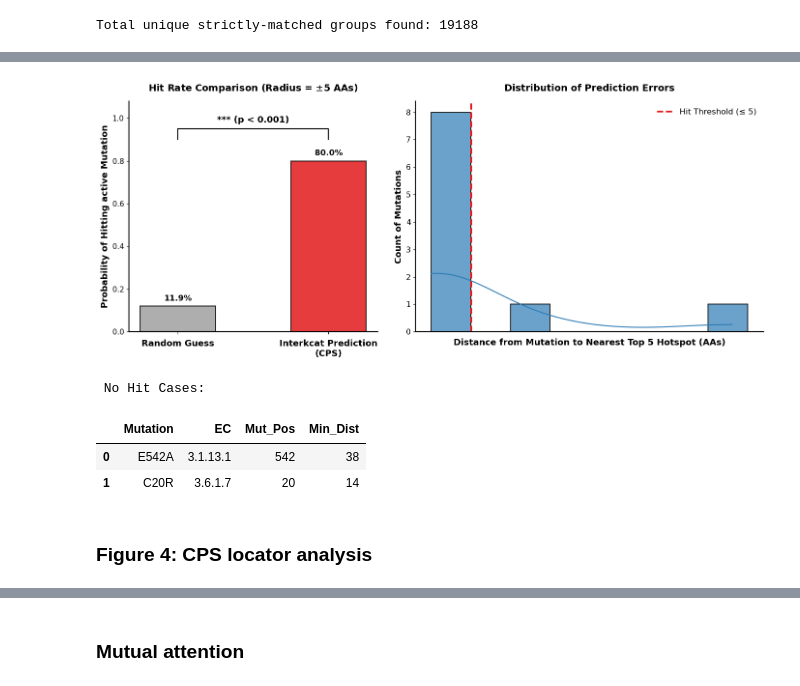
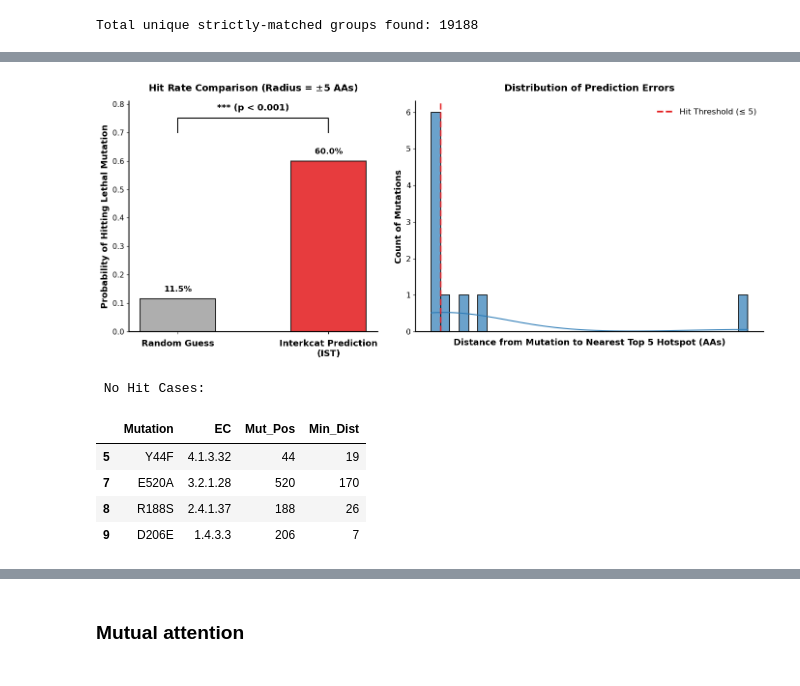
Before and after one commit to ZWR0/Interkcat, a Jupyter notebook: Codes/Model Explaination.ipynb, the cells around one changed output, grey strips where cells are left out. Drawn from its saved outputs; the diff is of its cells as text; code cells hidden in the pictures.

```diff
--- a/Codes/Model Explaination.ipynb
+++ b/Codes/Model Explaination.ipynb
@@ -54,7 +54,7 @@ test_dataset = KcatDataset(test_seq, test_smiles, test_kcat)
 ### model loading and evaluation
 # %%
 # Load best model and evaluate on test set
-model_path = './interkcat_both_lr0.0001_bs128_md256/best_interkcat_model.pth'
+model_path = 'best_interkcat_model.pth'
 model = InterKcat(prot_dim=640, mol_dim=256).to(DEVICE)
 model.load_state_dict(torch.load(model_path))
 model.eval()
@@ -1006,8 +993,8 @@ import torch
 
 # Load the dataset
 df_final = pd.read_csv('Mutant-info.csv')
-# df_final = df_final.sort_values(by='Delta_log_kcat', ascending=True).reset_index(drop=True) # Negative Mutations
-df_final = df_final.sort_values(by='Delta_log_kcat', ascending=False).reset_index(drop=True) # Positive Mutations
+df_final = df_final.sort_values(by='Delta_log_kcat', ascending=True).reset_index(drop=True) # Negative Mutations
+# df_final = df_final.sort_values(by='Delta_log_kcat', ascending=False).reset_index(drop=True) # Positive Mutations
 df_final = df_final[df_final['Mutation_Count'] <= 1]
 
 for i in range(10):
@@ -1036,7 +1023,7 @@ for i in range(10):
 
     prot_seq = prot_symbols[0][start_idx : real_prot_len - end_offset]
 
-    # CPS calculation
+    # IST calculation
     aa_weights = attn_m2p_pure.sum(axis=0)
     w_min, w_max = aa_weights.min(), aa_weights.max()
     aa_weights_norm = (aa_weights - w_min) / (w_max - w_min + 1e-9)
@@ -1047,12 +1034,12 @@ for i in range(10):
         return -np.sum(probs * np.log2(probs)) / np.log2(len(dist))
 
     aa_entropies = np.array([calc_entropy(attn_p2m_pure[j, :]) for j in range(pure_prot_len)])
-    cps_scores = aa_weights_norm * (1.0 - aa_entropies)
+    IST_scores = aa_weights_norm * (1.0 - aa_entropies)
     x_positions = np.arange(1, pure_prot_len + 1)
 
     # parameters for hit zone merging
     radius = 5
-    top_5_idx = np.argsort(cps_scores)[-5:]
+    top_5_idx = np.argsort(IST_scores)[-5:]
     top_5_pos = top_5_idx + 1
 
     # merge hit zones around top 5 positions
@@ -1082,11 +1069,11 @@ for i in range(10):
         real_end = min(len(prot_seq), end)
         ax.axvspan(real_start, real_end, color='#FFD700', alpha=0.25, zorder=1)
 
-    ax.fill_between(x_positions, cps_scores, color='purple', alpha=0.2, zorder=2)
-    ax.plot(x_positions, cps_scores, color='purple', linewidth=1.5, zorder=3)
+    ax.fill_between(x_positions, IST_scores, color='purple', alpha=0.2, zorder=2)
+    ax.plot(x_positions, IST_scores, color='purple', linewidth=1.5, zorder=3)
 
-    # Highlight top 5 CPS positions
-    ax.scatter(top_5_pos, cps_scores[top_5_idx], color='#FFD700', marker='.',
+    # Highlight top 5 IST positions
+    ax.scatter(top_5_pos, IST_scores[top_5_idx], color='#FFD700', marker='.',
             s=150, edgecolor='black', linewidth=1, zorder=4)
 
     # Highlight actual mutation positions
@@ -1094,7 +1081,7 @@ for i in range(10):
         ax.axvline(x=pos, color='#E31A1C', linestyle='--', linewidth=2.0, alpha=0.9, zorder=5)
 
 
-    ax.set_ylabel('Catalytic Propensity Score\n(CPS)', fontsize=12, fontweight='bold', labelpad=10)
+    ax.set_ylabel('Interaction Topology Score\n(IST)', fontsize=12, fontweight='bold', labelpad=10)
     ax.set_xlabel('Amino Acid Position', fontsize=12, fontweight='bold')
 
     delta_text = f"$\\Delta\\log_{{10}}(k_{{cat}})$ = {delta_log_kcat:+.2f}"
@@ -1113,7 +1100,7 @@ for i in range(10):
 
     legend_elements = [
         Line2D([0], [0], color='#E31A1C', lw=2, linestyle='--', label='Actual Mutation'),
-        Line2D([0], [0], marker='.', color='w', markerfacecolor='#FFD700', markeredgecolor='black', markersize=12, label='Top 5 CPS Hotspots'),
+        Line2D([0], [0], marker='.', color='w', markerfacecolor='#FFD700', markeredgecolor='black', markersize=12, label='Top 5 IST Hotspots'),
         Patch(facecolor='#FFD700', alpha=0.25, label=f'Merged Hit Zone (±{radius} AAs)')
     ]
     ax.legend(handles=legend_elements, loc='upper left', framealpha=0.9)
@@ -1131,7 +1118,7 @@ for i in range(10):
     ax.set_xlim(1, len(prot_seq))
 
     plt.tight_layout()
-    # plt.savefig(f"./Figure/CPS_HitZone_Profile_Lethal_{i}.png", dpi=600, bbox_inches='tight', transparent=True)
-    plt.savefig(f"./Figure/CPS_HitZone_Profile_Active_{i}.png", dpi=600, bbox_inches='tight', transparent=True)
+    # plt.savefig(f"./Figure/IST_HitZone_Profile_Lethal_{i}.png", dpi=600, bbox_inches='tight', transparent=True)
+    # plt.savefig(f"./Figure/IST_HitZone_Profile_Active_{i}.png", dpi=600, bbox_inches='tight', transparent=True)
     plt.show()
 # %% [output]
@@ -1191,7 +1178,7 @@ for _, row in tqdm(top_lethal.iterrows(), total=len(top_lethal), desc="Analyzing
     attn_p2m_pure = attn_p2m[0, start_idx : real_prot_len - end_offset, :real_mol_len].cpu().numpy()
     attn_m2p_pure = attn_m2p[0, :real_mol_len, start_idx : real_prot_len - end_offset].cpu().numpy()
 
-    # CPS Calculation
+    # IST Calculation
     aa_weights = attn_m2p_pure.sum(axis=0)
     w_min, w_max = aa_weights.min(), aa_weights.max()
     aa_weights_norm = (aa_weights - w_min) / (w_max - w_min + 1e-9)
@@ -1202,8 +1189,8 @@ for _, row in tqdm(top_lethal.iterrows(), total=len(top_lethal), desc="Analyzing
         return -np.sum(probs * np.log2(probs)) / np.log2(len(dist))
 
     aa_entropies = np.array([calc_entropy(attn_p2m_pure[i, :]) for i in range(pure_prot_len)])
-    cps_scores = aa_weights_norm * (1.0 - aa_entropies)
-    top_5_pos = np.argsort(cps_scores)[-5:] + 1
+    IST_scores = aa_weights_norm * (1.0 - aa_entropies)
+    top_5_pos = np.argsort(IST_scores)[-5:] + 1
 
     # Set-based coverage calculation
     covered_residues = set()
@@ -1246,14 +1233,14 @@ plt.rcParams['font.sans-serif'] = ['Arial', 'DejaVu Sans']
 plt.rcParams['axes.linewidth'] = 1.5
 
 fig, (ax1, ax2) = plt.subplots(1, 2, figsize=(14, 6), gridspec_kw={'width_ratios': [1, 1.4]})
-labels_ax1 = ['Random Guess', 'Interkcat Prediction\n(CPS)']
+labels_ax1 = ['Random Guess', 'Interkcat Prediction\n(IST)']
 bars = ax1.bar(labels_ax1, [avg_random_prob, hit_rate],
                color=['#A0A0A0', '#E31A1C'], alpha=0.85, edgecolor='black', linewidth=1.5, width=0.5)
 
 ax1.set_ylim(0, max(hit_rate, avg_random_prob) * 1.35)
 
-# ax1.set_ylabel('Probability of Hitting Lethal Mutation', fontsize=13, fontweight='bold')
-ax1.set_ylabel('Probability of Hitting active Mutation', fontsize=13, fontweight='bold')
+ax1.set_ylabel('Probability of Hitting Lethal Mutation', fontsize=13, fontweight='bold')
+# ax1.set_ylabel('Probability of Hitting active Mutation', fontsize=13, fontweight='bold')
 
 ax1.set_title(rf'Hit Rate Comparison (Radius = $\pm${radius} AAs)', fontsize=14, fontweight='bold', pad=15)
 ax1.tick_params(axis='x', labelsize=13, pad=8)
@@ -1268,38 +1255,38 @@ for bar in bars:
 
 y_max = max(hit_rate, avg_random_prob)
 ax1.plot([0, 0, 1, 1], [y_max+0.1, y_max+0.15, y_max+0.15, y_max+0.1], lw=1.5, c='k')
 p_text = '*** (p < 0.001)' if p_value < 0.001 else f'p = {p_value:.3f}'
 ax1.text(0.5, y_max+0.17, p_text, ha='center', va='bottom', fontsize=13, fontweight='bold')
 
 distances = df_results['Min_Dist'].values
 sns.histplot(distances, bins=range(0, int(max(distances))+5, 5), kde=True, ax=ax2,
              color='#2C7BB6', edgecolor='black', linewidth=1.2, alpha=0.7)
 
 ax2.axvline(x=radius, color='#E31A1C', linestyle='--', linewidth=2.5, label=f'Hit Threshold (≤ {radius})')
 
 ax2.set_xlabel('Distance from Mutation to Nearest Top 5 Hotspot (AAs)', fontsize=13, fontweight='bold', labelpad=10)
 ax2.set_ylabel('Count of Mutations', fontsize=13, fontweight='bold')
 ax2.set_title('Distribution of Prediction Errors', fontsize=14, fontweight='bold', pad=15)
 ax2.set_xticks([])
 ax2.tick_params(axis='y', labelsize=11)
 ax2.legend(fontsize=12, frameon=False, loc='upper right')
 
 for ax in [ax1, ax2]:
     ax.spines['top'].set_visible(False)
     ax.spines['right'].set_visible(False)
 
 plt.tight_layout()
 # plt.savefig("./Figure/Statistical_Validation_Hit_Rate_Lethal.png", bbox_inches='tight', dpi=600, transparent=True)
-plt.savefig("./Figure/Statistical_Validation_Hit_Rate_Active.png", bbox_inches='tight', dpi=600, transparent=True)
+# plt.savefig("./Figure/Statistical_Validation_Hit_Rate_Active.png", bbox_inches='tight', dpi=600, transparent=True)
 plt.show()
 
 print("\n No Hit Cases:")
 display(df_results[df_results['Is_Hit'] == False][['Mutation', 'EC', 'Mut_Pos', 'Min_Dist']])
 # %% [output]
-[figure, old version]
+[figure, new version]
  No Hit Cases:
 |  | Mutation | EC | Mut_Pos | Min_Dist |
-| 0 | E542A | 3.1.13.1 | 542 | 38 |
-| 1 | C20R | 3.6.1.7 | 20 | 14 |
+| 5 | Y44F | 4.1.3.32 | 44 | 19 |
+| 7 | E520A | 3.2.1.28 | 520 | 170 |
+| 8 | R188S | 2.4.1.37 | 188 | 26 |
+| 9 | D206E | 1.4.3.3 | 206 | 7 |
-# %% [markdown]
-### Figure 4: CPS locator analysis
```
Also changed, not shown: parts of 8 cells of this notebook.
